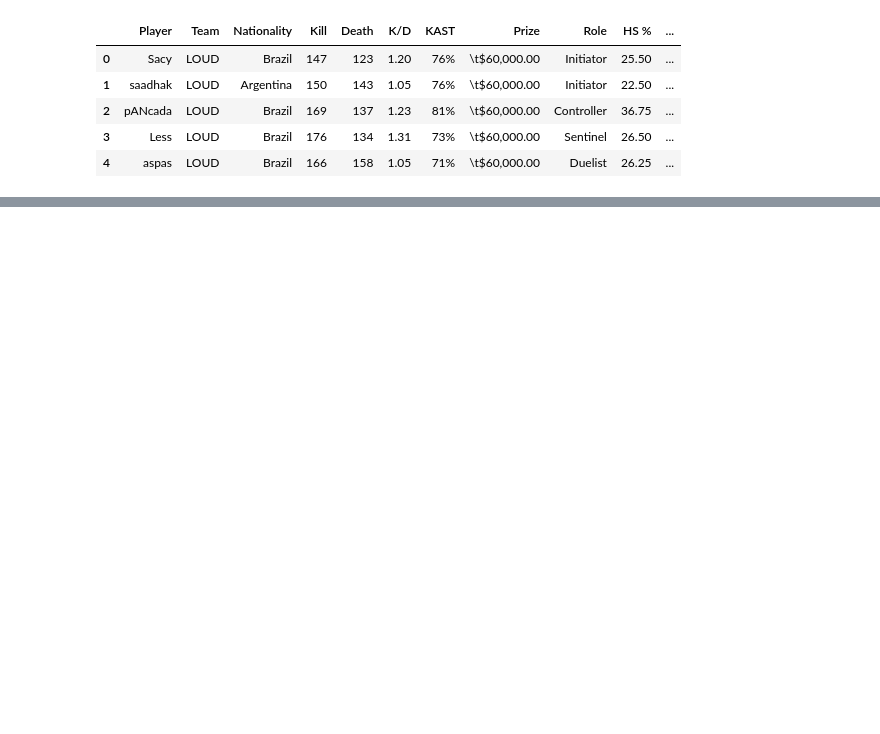
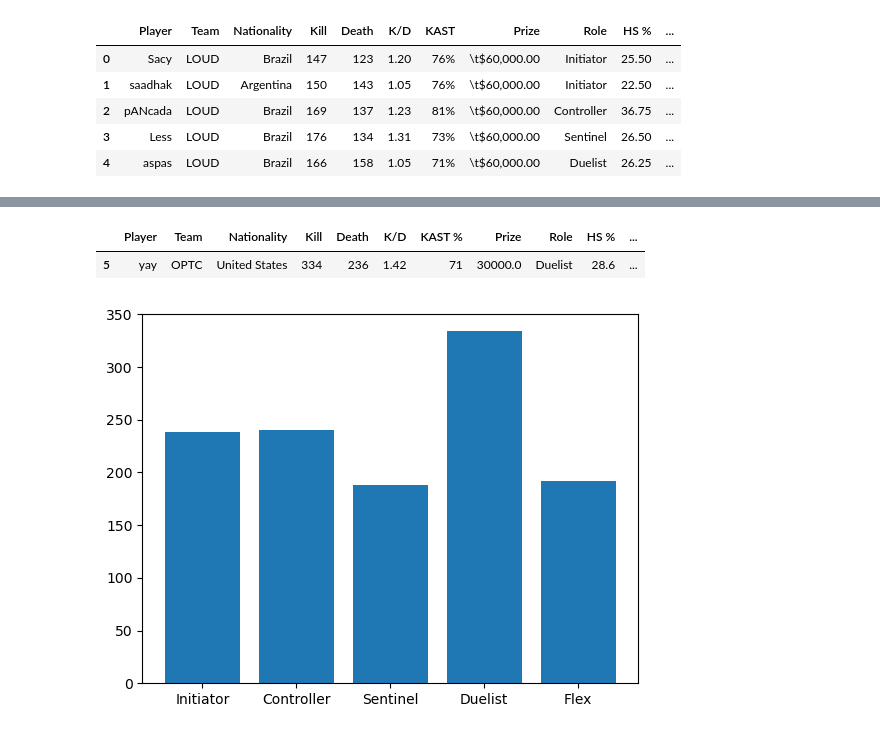
Before and after one commit to GeovannaSCunha/Data-Analysis-Valorant-Champions-2022, a Jupyter notebook: notebook_valorant.ipynb, the cells around one changed output, grey strips where cells are left out. Drawn from its saved outputs; the diff is of its cells as text; code cells hidden in the pictures; blank space fills up the shorter version.

```diff
--- a/notebook_valorant.ipynb
+++ b/notebook_valorant.ipynb
@@ -38,0 +109,6 @@ dados['Prize'] = dados['Prize'].astype(float)
+# %%
+# A porcentagem de vitórias da'LOUD' é de quase 70%, é por isso que ela está na posição 1.
+
+dados['Win %'] = (dados['Rounds Win']/dados['Rounds Played'])*100
+
+dados.head()
@@ -38,0 +122,13 @@ dados['Prize'] = dados['Prize'].astype(float)
+# %%
+# "yay" dos Estados Unidos tem o maior número de abates.
+dados.loc[dados['Kill'] == max(dados['Kill'])]
+# %% [output]
+|  | Player | Team | Nationality | Kill | Death | K/D | KAST % | Prize | Role | HS % | ... |
+| 5 | yay | OPTC | United States | 334 | 236 | 1.42 | 71 | 30000.0 | Duelist | 28.6 | ... |
+# %%
+# A classe com mais abates é a 'Duelist' (duelista)
+
+plt.bar(dados['Role'], dados['Kill'])
+plt.show()
+# %% [output]
+[figure, added]
```
Also changed, not shown: parts of 9 cells of this notebook.
